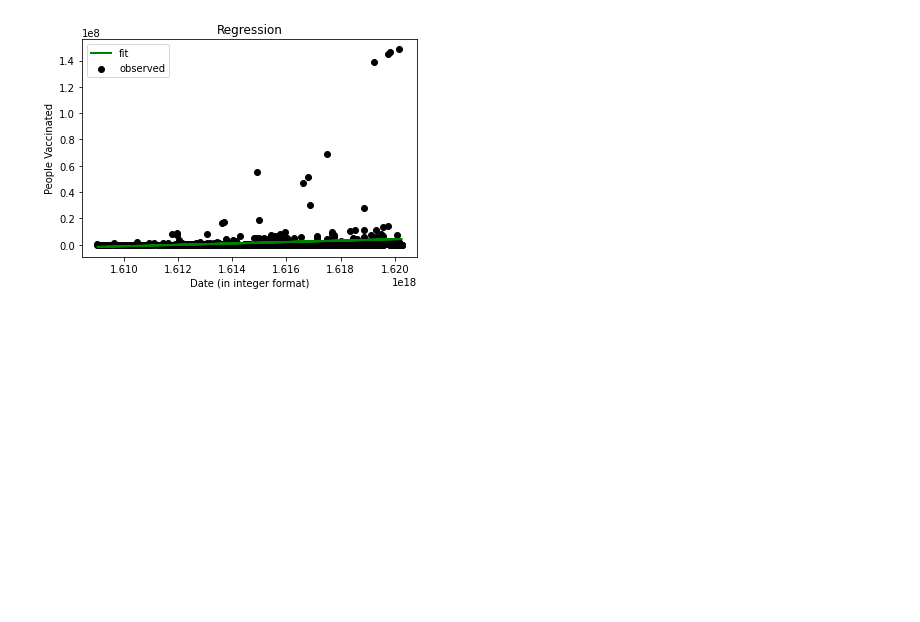
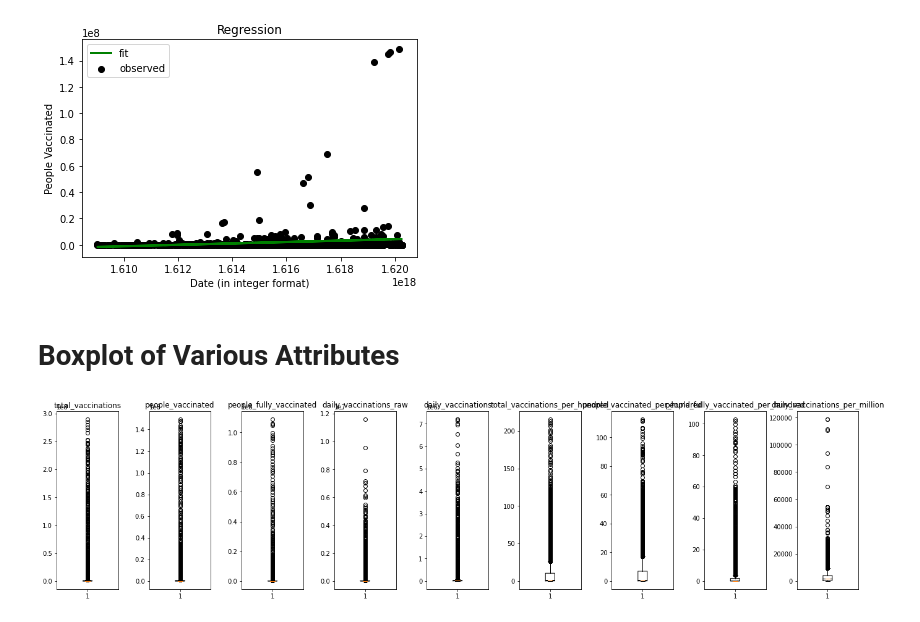
Before and after one commit to martian0718/covid-19-vaccine, a Jupyter notebook: main.ipynb, the cells around one changed output. Drawn from its saved outputs; the diff is of its cells as text; code cells hidden in the pictures; blank space fills up the shorter version.

Commit message:
Merged boxplots into jupyter file

```diff
--- a/main.ipynb
+++ b/main.ipynb
@@ -144,3 +144,17 @@ plt.show()
 # %% [output]
 R-Squared:  0.018302533211747685
 [figure]
+# %% [markdown]
+# Boxplot of Various Attributes
+# %%
+#Display boxplots
+fig, axs = plt.subplots(1, len(featuresWithData))
+xAxis = 0
+for dataset in featuresWithData:
+    axs[xAxis].boxplot(test_df[dataset], notch = True)
+    axs[xAxis].set_title(dataset)
+    xAxis += 1
+fig.subplots_adjust(left=0, right=3, bottom=0, top=1, hspace=0.5, wspace=0.5) #adjust fig for increased spacing
+plt.show() #Show the boxplots
+# %% [output]
+[figure, added]
```
